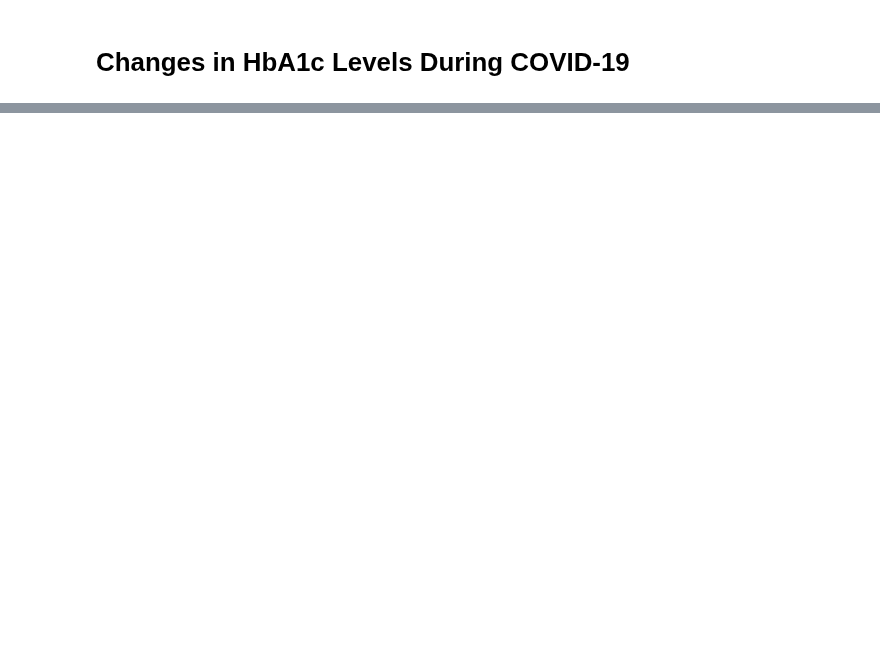
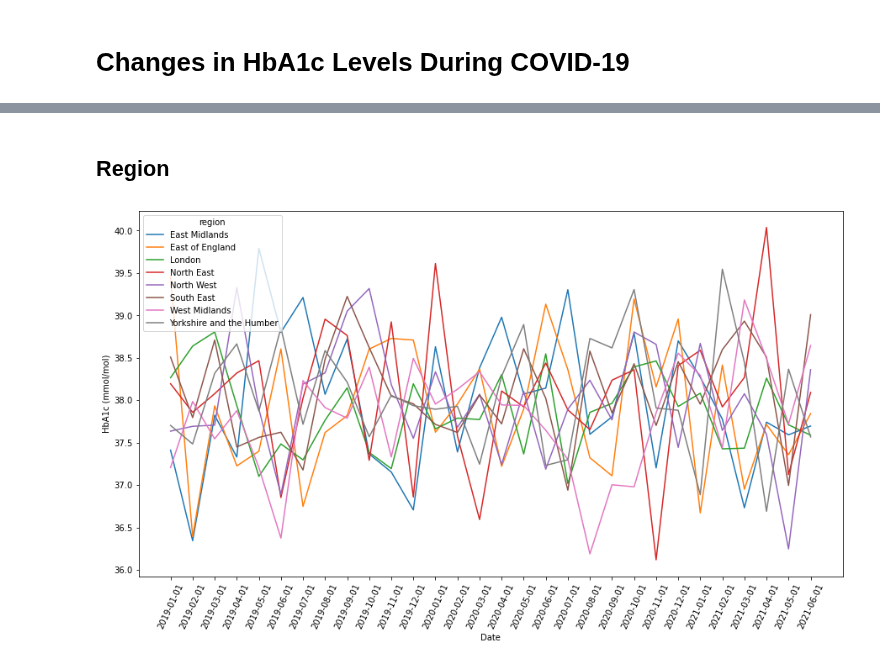
Before and after one commit to opensafely/HbA1c-levels, a Jupyter notebook: notebooks/hba1c_levels.ipynb, the cells around one changed output, grey strips where cells are left out. Cells and saved outputs as stored; diff of their text form; code cells hidden in the pictures; blank space fills up the shorter version.

```diff
--- a/notebooks/hba1c_levels.ipynb
+++ b/notebooks/hba1c_levels.ipynb
@@ -127,0 +79,7 @@ mean_abnormal(df_imd, 'imd')
+# %% [markdown]
+## Region
+# %%
+df_region = compute_mean('region')
+create_chart('region', df_region)
+# %% [output]
+[figure, added]
```
Also changed, not shown: parts of 24 cells of this notebook, 1 other file.
